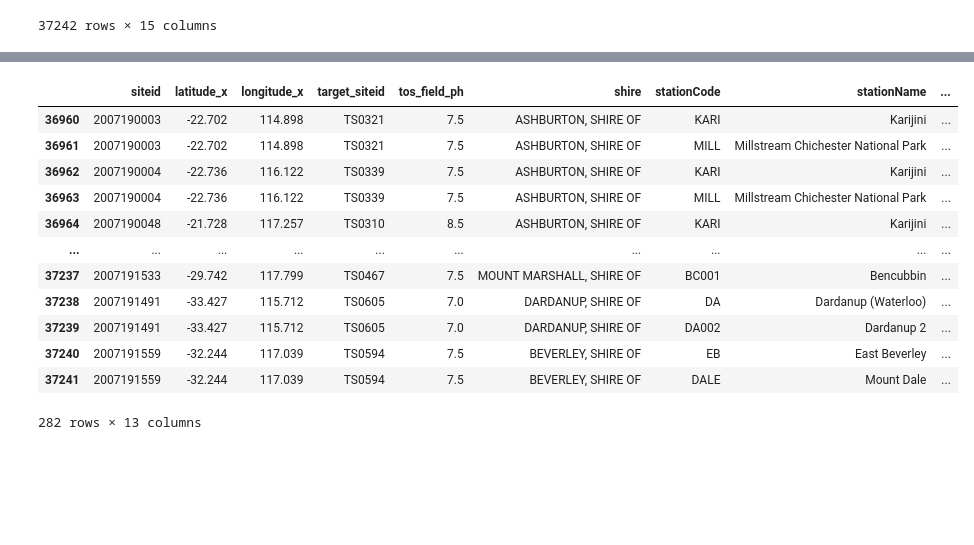
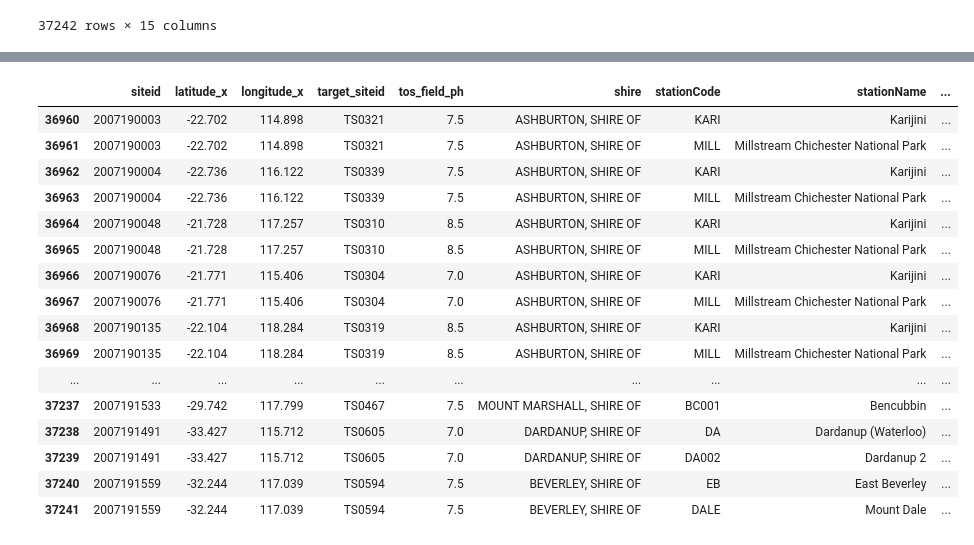
Before and after one commit to ClodettaV/WA-s-wheatbelt-potential-for-bioenergy-production, a Jupyter notebook: Data/Rainfall_and_soils.ipynb, the cells around one changed output, grey strips where cells are left out. Saved outputs shown, nothing was run; the diff lists cells and outputs as text; code cells hidden in the pictures; blank space fills up the shorter version.

```diff
--- a/Data/Rainfall_and_soils.ipynb
+++ b/Data/Rainfall_and_soils.ipynb
@@ -200,18 +204,22 @@ df_clean
 # %%
 # Drop columns not needed
-df_final = df_clean.drop(['duplicate', 'bos_field_ph'], axis=1)
-df_final
+df_drop = df_clean.drop(['duplicate', 'bos_field_ph', 'rainfall.period'], axis=1)
+df_drop
 # %% [output]
 |  | siteid | latitude_x | longitude_x | target_siteid | tos_field_ph | shire | stationCode | stationName | ... |
 | 36960 | 2007190003 | -22.702 | 114.898 | TS0321 | 7.5 | ASHBURTON, SHIRE OF | KARI | Karijini | ... |
 | 36961 | 2007190003 | -22.702 | 114.898 | TS0321 | 7.5 | ASHBURTON, SHIRE OF | MILL | Millstream Chichester National Park | ... |
 | 36962 | 2007190004 | -22.736 | 116.122 | TS0339 | 7.5 | ASHBURTON, SHIRE OF | KARI | Karijini | ... |
 | 36963 | 2007190004 | -22.736 | 116.122 | TS0339 | 7.5 | ASHBURTON, SHIRE OF | MILL | Millstream Chichester National Park | ... |
 | 36964 | 2007190048 | -21.728 | 117.257 | TS0310 | 8.5 | ASHBURTON, SHIRE OF | KARI | Karijini | ... |
+| 36965 | 2007190048 | -21.728 | 117.257 | TS0310 | 8.5 | ASHBURTON, SHIRE OF | MILL | Millstream Chichester National Park | ... |
+| 36966 | 2007190076 | -21.771 | 115.406 | TS0304 | 7.0 | ASHBURTON, SHIRE OF | KARI | Karijini | ... |
+| 36967 | 2007190076 | -21.771 | 115.406 | TS0304 | 7.0 | ASHBURTON, SHIRE OF | MILL | Millstream Chichester National Park | ... |
+| 36968 | 2007190135 | -22.104 | 118.284 | TS0319 | 8.5 | ASHBURTON, SHIRE OF | KARI | Karijini | ... |
+| 36969 | 2007190135 | -22.104 | 118.284 | TS0319 | 8.5 | ASHBURTON, SHIRE OF | MILL | Millstream Chichester National Park | ... |
 | ... | ... | ... | ... | ... | ... | ... | ... | ... | ... |
 | 37237 | 2007191533 | -29.742 | 117.799 | TS0467 | 7.5 | MOUNT MARSHALL, SHIRE OF | BC001 | Bencubbin | ... |
 | 37238 | 2007191491 | -33.427 | 115.712 | TS0605 | 7.0 | DARDANUP, SHIRE OF | DA | Dardanup (Waterloo) | ... |
 | 37239 | 2007191491 | -33.427 | 115.712 | TS0605 | 7.0 | DARDANUP, SHIRE OF | DA002 | Dardanup 2 | ... |
 | 37240 | 2007191559 | -32.244 | 117.039 | TS0594 | 7.5 | BEVERLEY, SHIRE OF | EB | East Beverley | ... |
 | 37241 | 2007191559 | -32.244 | 117.039 | TS0594 | 7.5 | BEVERLEY, SHIRE OF | DALE | Mount Dale | ... |
-282 rows × 13 columns
```
Also changed, not shown: parts of 16 cells of this notebook, 19 other files.
